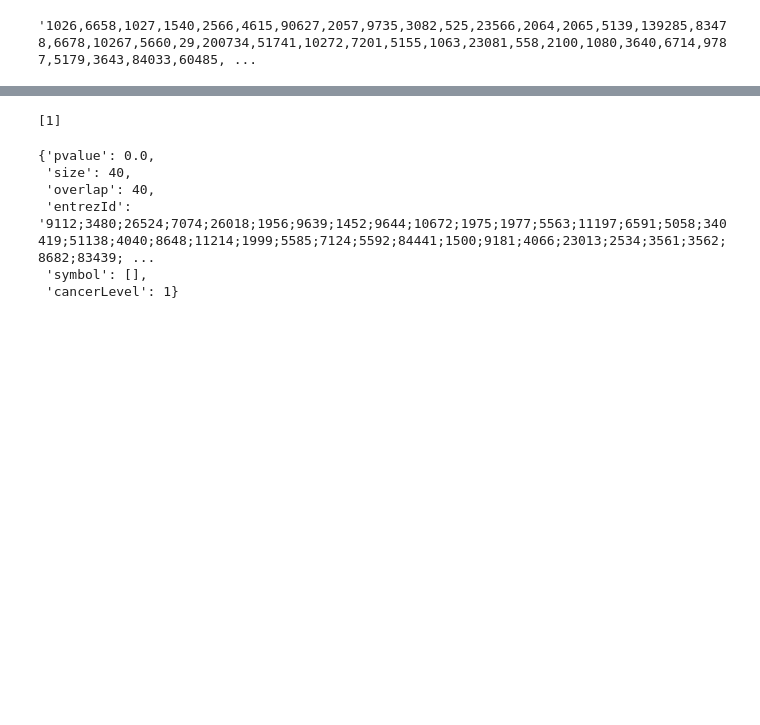
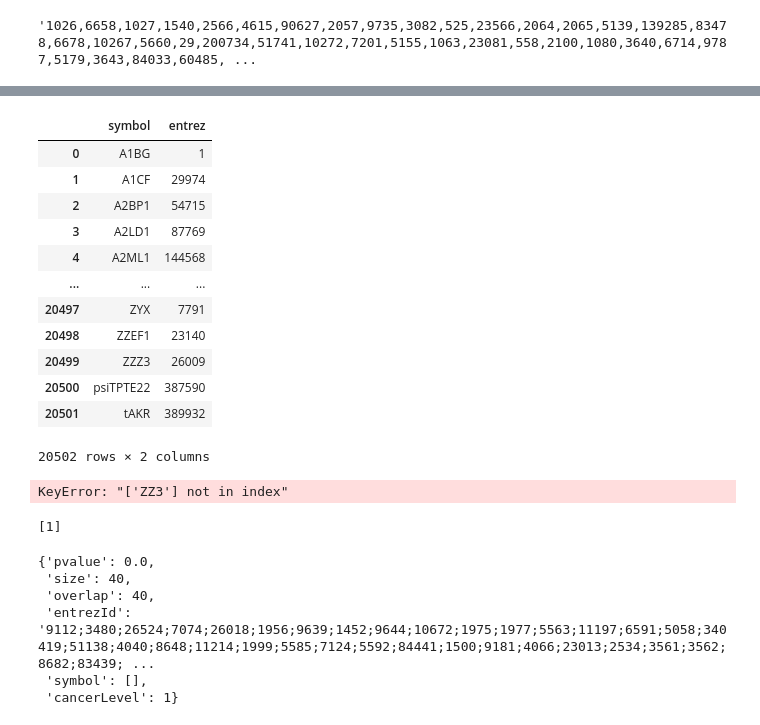
Before and after one commit to jheonii/compass_backend, a Jupyter notebook: prac.ipynb, the cells around one changed output, grey strips where cells are left out. Cells and saved outputs as stored; diff of their text form; code cells hidden in the pictures; blank space fills up the shorter version.

```diff
--- a/prac.ipynb
+++ b/prac.ipynb
@@ -195,2 +231,4 @@ geneSet = '9112,3480,26524,7074,26018,1956,9639,1452,9644,10672,1975,1977,5563,1
+# %%
+pd.set_option('display.float_format', '{:.2e}'.format)
 # %%
 sample_list = geneSet.split(',')
@@ -223,3 +245,21 @@ geneSetType='int'
 # %%
     if(geneSetType == 'int'):
         geneSet_list = [int(s) for s in geneSet_list]
+# %%
+alias_data = pd.read_csv('gdac_entrez.csv')
+# %%
+alias_data
+# %% [output]
+|  | symbol | entrez |
+| 0 | A1BG | 1 |
+| 1 | A1CF | 29974 |
+| 2 | A2BP1 | 54715 |
+| 3 | A2LD1 | 87769 |
+| 4 | A2ML1 | 144568 |
+| ... | ... | ... |
+| 20497 | ZYX | 7791 |
+| 20498 | ZZEF1 | 23140 |
+| 20499 | ZZZ3 | 26009 |
+| 20500 | psiTPTE22 | 387590 |
+| 20501 | tAKR | 389932 |
+20502 rows × 2 columns
@@ -225,0 +272,4 @@ geneSetType='int'
+# %%
+a=alias_data2.loc[sample_list,'entrez'].to_list()
+# %% [output]
+KeyError: "['ZZ3'] not in index"
```
Also changed, not shown: parts of 14 cells of this notebook, 5 other files.
